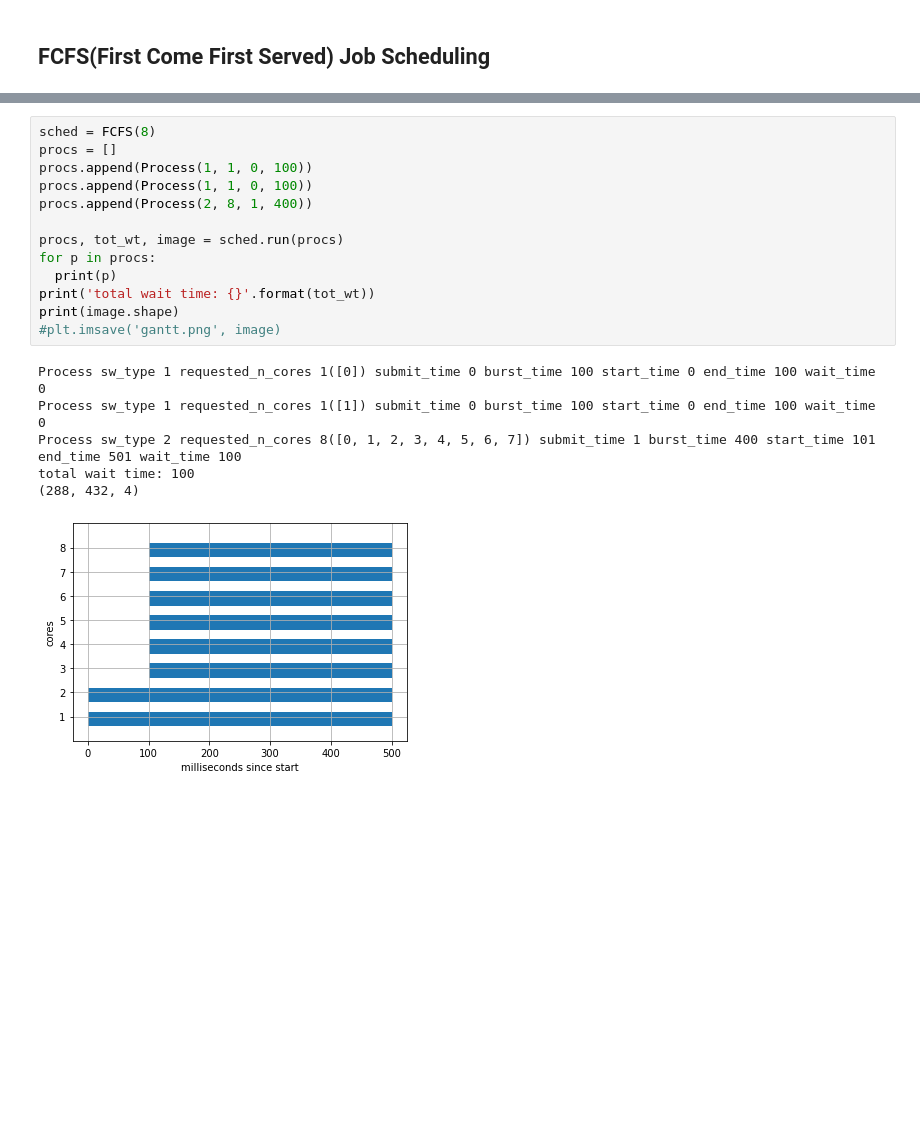
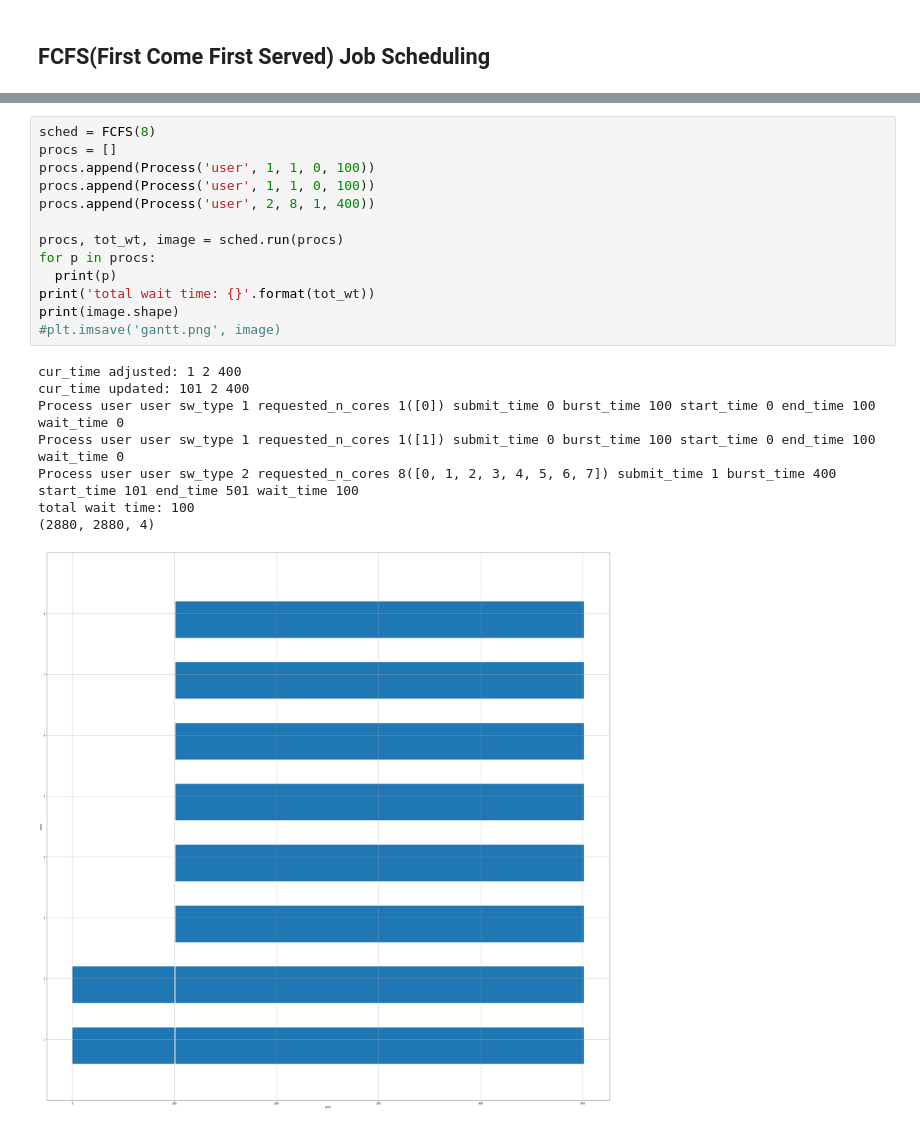
Before and after one commit to svperbeast/ai_lab, a Jupyter notebook: project.ipynb, the cells around one changed output, grey strips where cells are left out. Saved outputs shown, nothing was run; the diff lists cells and outputs as text; blank space fills up the shorter version.

```diff
--- a/project.ipynb
+++ b/project.ipynb
@@ -146,20 +161,22 @@ class FCFS:
 # %%
 sched = FCFS(8)
 procs = []
-procs.append(Process(1, 1, 0, 100))
-procs.append(Process(1, 1, 0, 100))
-procs.append(Process(2, 8, 1, 400))
+procs.append(Process('user', 1, 1, 0, 100))
+procs.append(Process('user', 1, 1, 0, 100))
+procs.append(Process('user', 2, 8, 1, 400))
 
 procs, tot_wt, image = sched.run(procs)
 for p in procs:
   print(p)
 print('total wait time: {}'.format(tot_wt))
 print(image.shape)
 #plt.imsave('gantt.png', image)
 # %% [output]
-Process sw_type 1 requested_n_cores 1([0]) submit_time 0 burst_time 100 start_time 0 end_time 100 wait_time 0
-Process sw_type 1 requested_n_cores 1([1]) submit_time 0 burst_time 100 start_time 0 end_time 100 wait_time 0
-Process sw_type 2 requested_n_cores 8([0, 1, 2, 3, 4, 5, 6, 7]) submit_time 1 burst_time 400 start_time 101 end_time 501 wait_time 100
+cur_time adjusted: 1 2 400
+cur_time updated: 101 2 400
+Process user user sw_type 1 requested_n_cores 1([0]) submit_time 0 burst_time 100 start_time 0 end_time 100 wait_time 0
+Process user user sw_type 1 requested_n_cores 1([1]) submit_time 0 burst_time 100 start_time 0 end_time 100 wait_time 0
+Process user user sw_type 2 requested_n_cores 8([0, 1, 2, 3, 4, 5, 6, 7]) submit_time 1 burst_time 400 start_time 101 end_time 501 wait_time 100
 total wait time: 100
-(288, 432, 4)
+(2880, 2880, 4)
-[figure, old version]
+[figure, new version]
```
Also changed, not shown: parts of 5 cells of this notebook.
